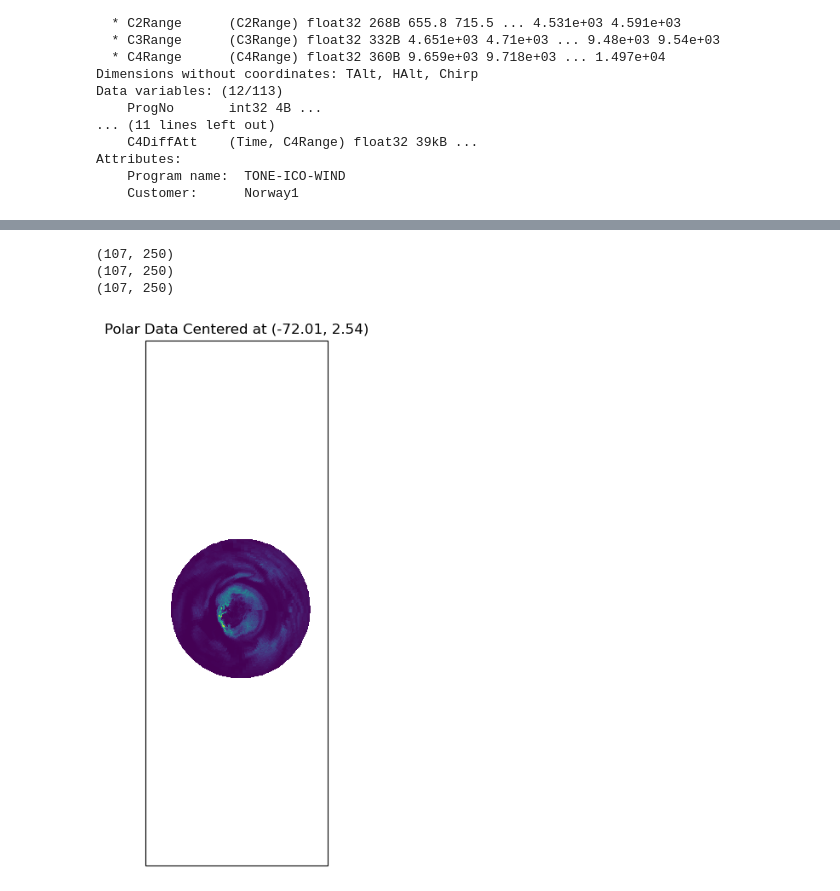
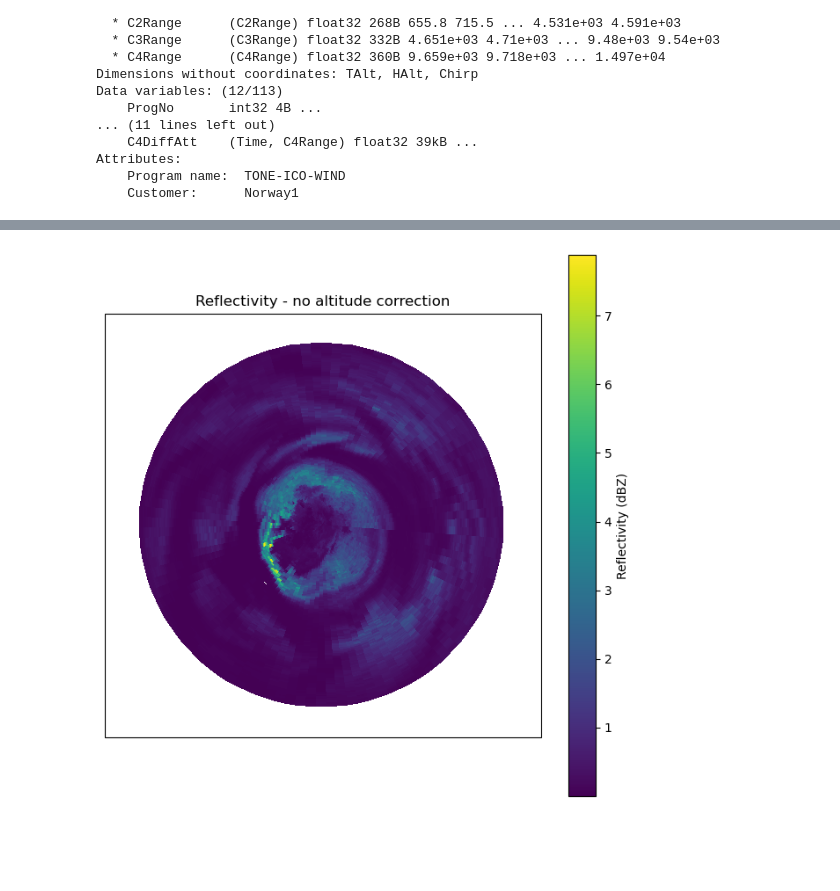
Before and after one commit to Troll-Observing-Network/neumayer-snowfall, a Jupyter notebook: Radar_Plotter.ipynb, the cells around one changed output, grey strips where cells are left out. Cells and saved outputs as stored; diff of their text form; code cells hidden in the pictures; blank space fills up the shorter version.

```diff
--- a/Radar_Plotter.ipynb
+++ b/Radar_Plotter.ipynb
@@ -49,6 +59,11 @@ Attributes:
     Customer:      Norway1
 # %%
 # ...existing code...
+trollLat = ds['GPSLat'].values
+trollLon = ds['GPSLon'].values
+
+print(trollLat)
+print(trollLon)
 
 # Stack all CZE variables along the range dimension
 cze_vars = ['C1ZE45', 'C2ZE45', 'C3ZE45', 'C4ZE45']
@@ -120,8 +111,0 @@ Attributes:
-# %%
-print(data_stacked.shape)
-print(azimuths_2d.shape)
-print(ranges_2d.shape)
-# %% [output]
-(107, 250)
-(107, 250)
-(107, 250)
@@ -131,6 +112,6 @@ Y = ranges_2d * np.sin(azimuths_2d)
 # %%
-trollLat = -72.01
-trollLon = 2.54
+X = ranges_2d * np.cos(azimuths_2d)   # Cartesian x
+Y = ranges_2d * np.sin(azimuths_2d)   # Cartesian y
 
 crs_centered = CRS.from_proj4(f"+proj=aeqd +lat_0={trollLat} +lon_0={trollLon} +datum=WGS84 +units=m +no_defs")
 crs_geo = CRS.from_epsg(4326)  # WGS84 lat/lon
@@ -141,14 +122,14 @@ lon, lat = transformer.transform(X, Y)
 # %%
 fig = plt.figure(figsize=(8, 8))
 ax = plt.axes(projection=ccrs.SouthPolarStereo())
 
-ax.set_extent([2, 3, -72.5, -71.5], crs=ccrs.PlateCarree())
+ax.set_extent([trollLon-0.5, trollLon+0.5, trollLat-0.15, trollLat+0.15], crs=ccrs.PlateCarree())
 ax.coastlines()
 
 cf = ax.pcolormesh(lon, lat, data_stacked, transform=ccrs.PlateCarree(), cmap='viridis')
-#plt.colorbar(cf, ax=ax, label='Data Value')
+plt.colorbar(cf, label='Reflectivity (dBZ)')
+plt.title("Reflectivity - no altitude correction")
 
-plt.title('Polar Data Centered at ({}, {})'.format(trollLat, trollLon))
 plt.show()
 # %% [output]
-[figure, old version]
+[figure, new version]
```
Also changed, not shown: parts of 6 cells of this notebook, 2 other files.
